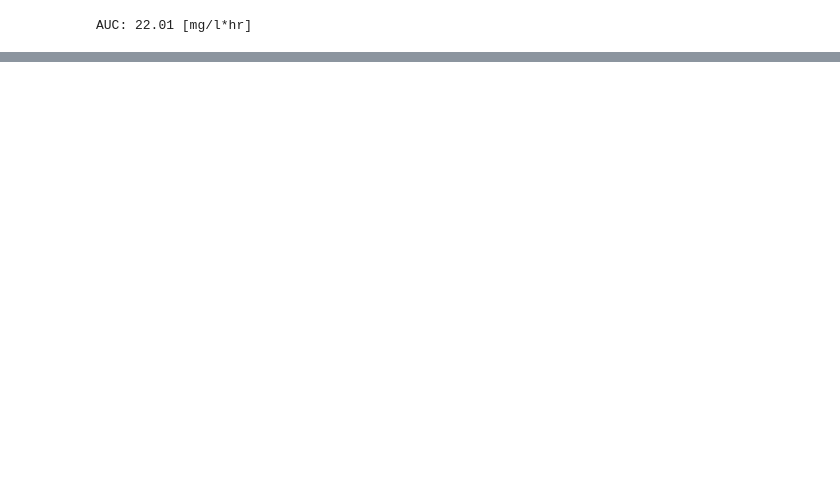
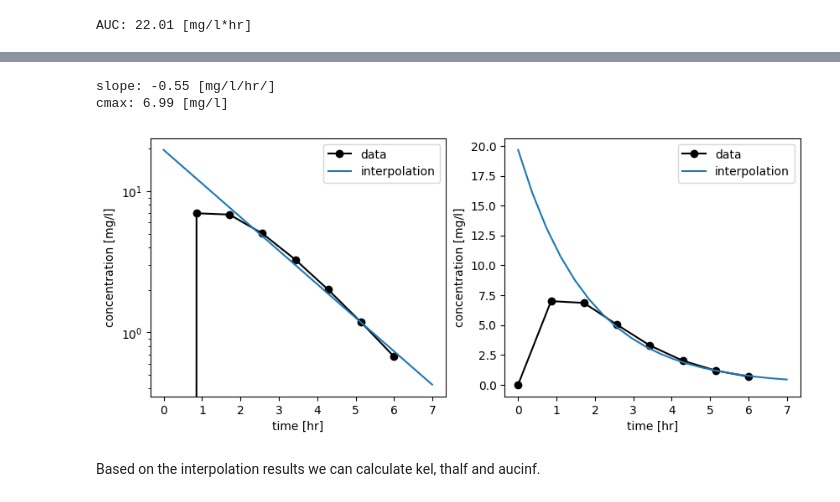
Before and after one commit to matthiaskoenig/course-pharmacokinetic-modelling, a Jupyter notebook: src/mb19/notebooks/07_pharmacokinetic_parameters.ipynb, the cells around one changed output, grey strips where cells are left out. Saved outputs shown, nothing was run; the diff lists cells and outputs as text; code cells hidden in the pictures; blank space fills up the shorter version.

```diff
--- a/src/mb19/notebooks/07_pharmacokinetic_parameters.ipynb
+++ b/src/mb19/notebooks/07_pharmacokinetic_parameters.ipynb
@@ -55,11 +55,11 @@ Based on the example curve we now calculate typical pharmacokinetic parameters o
 # %%
 # overview of the measurement data
 import pandas as pd
+t_unit = "hr"
+c_unit = "mg/l"
 df = pd.DataFrame({
     "t": t_points,
-    "t_unit": "hr",
     "c": C_points,
-    "c_unit": "mg/l"
 })
 print(df)
 # %% [output]
@@ -98 +143,49 @@ AUC: 22.01 [mg/l*hr]
+# %%
+from scipy import stats
+
+def f_ols_regression(t, c):
+    """Linear regression on the log timecourse after maximal value.
+
+    The linear regression is calculated from all data points after the maximum.
+
+    :return:
+    """
+
+    # linear regression start regression on data point after maximum
+    max_index = np.nanargmax(c)
+    x = t[max_index + 1 :]
+    y = np.log(c[max_index + 1 :])
+
+    # using mask to remove nan values
+    mask = ~np.isnan(x) & ~np.isnan(y)
+    slope, intercept, r_value, p_value, std_err = stats.linregress(x[mask], y[mask])
+
+    return [slope, intercept]
+
+[slope, intercept] = f_ols_regression(df.t.values, df.c.values)
+
+print(f"slope: {slope:.2f} [{c_unit}/{t_unit}/]")
+print(f"intercept: {cmax:.2f} [{c_unit}]")
+# %% [output]
+slope: -0.55 [mg/l/hr/]
+cmax: 6.99 [mg/l]
+# %%
+# plot the interpolation results
+f, (ax1, ax2) = plt.subplots(nrows=1, ncols=2, figsize=(10, 4))
+
+tvec = np.linspace(0, df.c.max(), num=20)
+for ax in (ax1, ax2):
+    ax.plot(df.t, df.c, "-o", color="black", label="data")
+    ax.plot(tvec, np.exp(intercept + slope*tvec), label="interpolation")
+
+    ax.set_xlabel("time [hr]")
+    ax.set_ylabel("concentration [mg/l]")
+    ax.legend()
+
+ax1.set_yscale("log")
+plt.show()
+# %% [output]
+[figure, added]
+# %% [markdown]
+Based on the interpolation results we can calculate kel, thalf and aucinf.
 # %%
```
Also changed, not shown: parts of 8 cells of this notebook, 3 other files.
